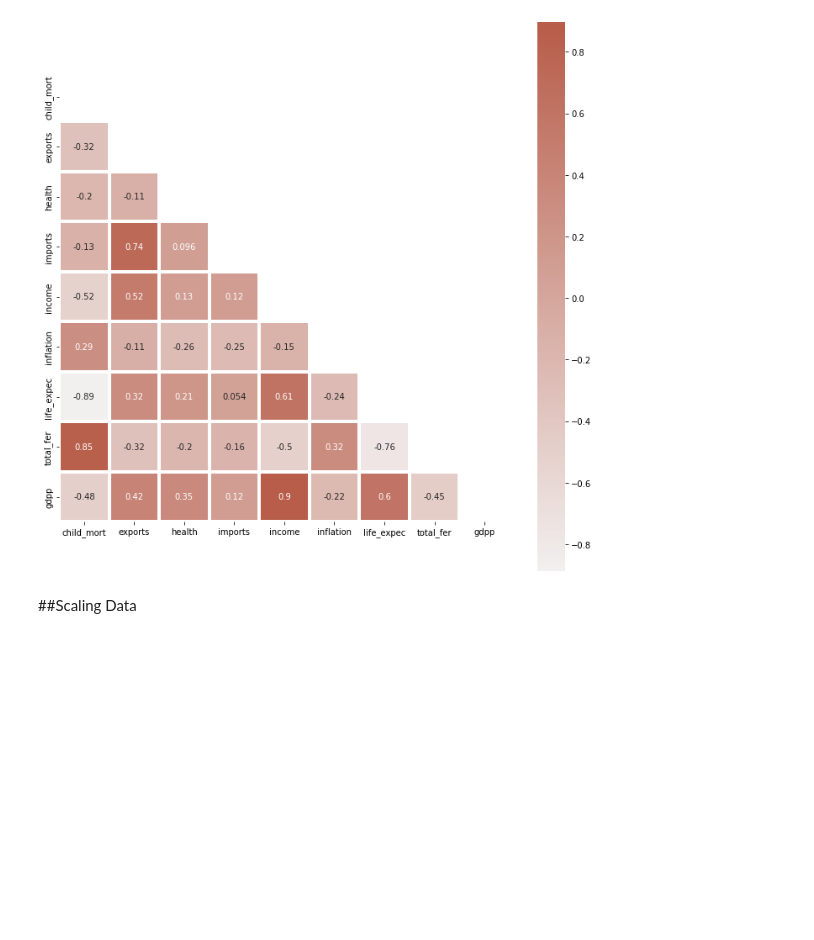
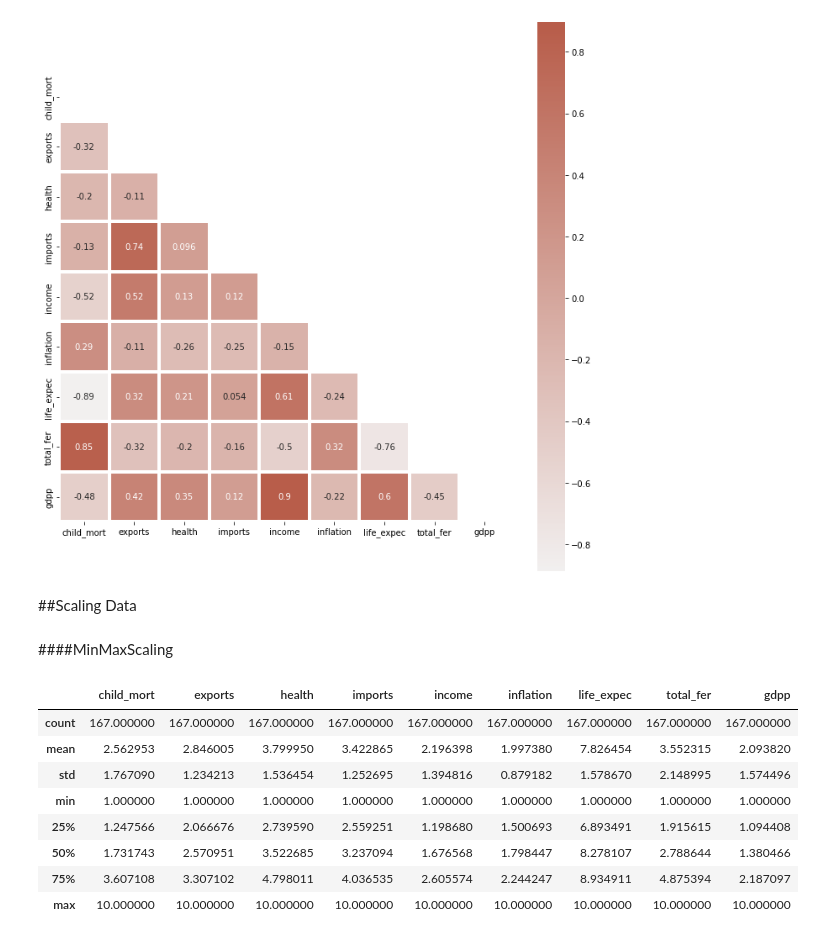
Before and after one commit to AlsT26/ML_Case-Based-2, a Jupyter notebook: ML_Case-Based-2.ipynb, the cells around one changed output. Drawn from its saved outputs; the diff is of its cells as text; code cells hidden in the pictures; blank space fills up the shorter version.

```diff
--- a/ML_Case-Based-2.ipynb
+++ b/ML_Case-Based-2.ipynb
@@ -119,4 +119,21 @@ sns.heatmap(corr, mask = mask, center = 0, cmap = cmap, square = True, annot = T
 [figure]
 # %% [markdown]
 ##Scaling Data
+# %% [markdown]
+####MinMaxScaling
+# %%
+#mengurangi data minimum di tiap kolom dari tiap data di kolom agar nilai minimum tiap itemnya menjadi 0, lalu membagi dengan range nya agar membuat ulang skala semuanya menjadi dari 0 ke 1
+#lalu dikali dengan 9 dan ditambah 1 agar skala yang tadinya dari 0 ke 9, menjadi dari 1 ke 10
+df_new = ((df_new - df_new.min()) / (df_new.max() - df_new.min())) * 9 + 1
+df_new.describe()
+# %% [output]
+|  | child_mort | exports | health | imports | income | inflation | life_expec | total_fer | gdpp |
+| count | 167.000000 | 167.000000 | 167.000000 | 167.000000 | 167.000000 | 167.000000 | 167.000000 | 167.000000 | 167.000000 |
+| mean | 2.562953 | 2.846005 | 3.799950 | 3.422865 | 2.196398 | 1.997380 | 7.826454 | 3.552315 | 2.093820 |
+| std | 1.767090 | 1.234213 | 1.536454 | 1.252695 | 1.394816 | 0.879182 | 1.578670 | 2.148995 | 1.574496 |
+| min | 1.000000 | 1.000000 | 1.000000 | 1.000000 | 1.000000 | 1.000000 | 1.000000 | 1.000000 | 1.000000 |
+| 25% | 1.247566 | 2.066676 | 2.739590 | 2.559251 | 1.198680 | 1.500693 | 6.893491 | 1.915615 | 1.094408 |
+| 50% | 1.731743 | 2.570951 | 3.522685 | 3.237094 | 1.676568 | 1.798447 | 8.278107 | 2.788644 | 1.380466 |
+| 75% | 3.607108 | 3.307102 | 4.798011 | 4.036535 | 2.605574 | 2.244247 | 8.934911 | 4.875394 | 2.187097 |
+| max | 10.000000 | 10.000000 | 10.000000 | 10.000000 | 10.000000 | 10.000000 | 10.000000 | 10.000000 | 10.000000 |
 # %%
```
Also changed, not shown: parts of 7 cells of this notebook.
